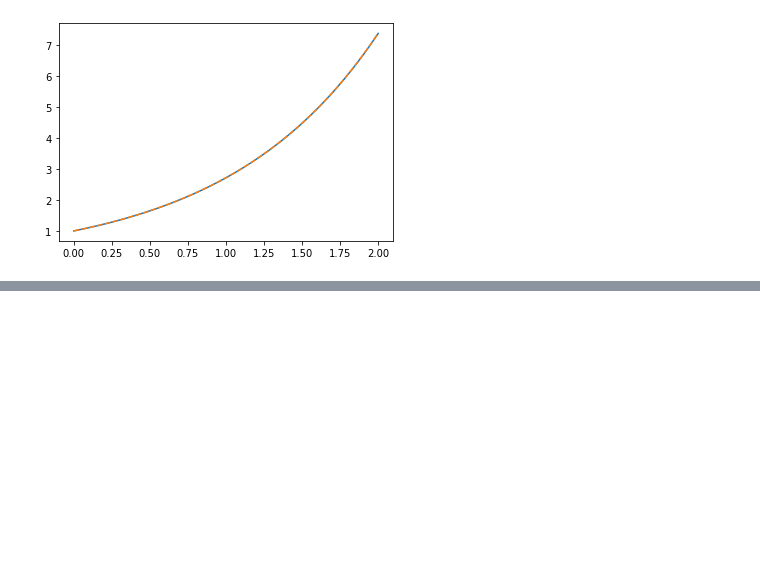
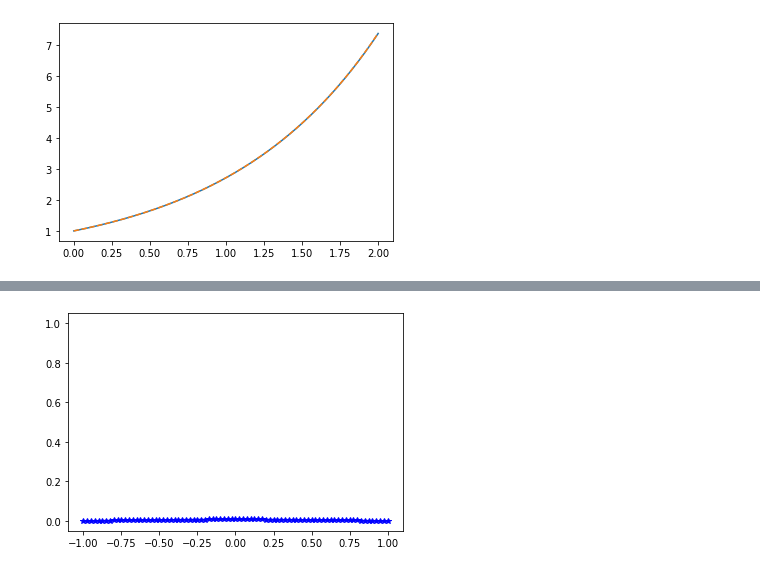
Before and after one commit to UZerbinati/Suite, a Jupyter notebook: Docs/ODE/LinearODE.ipynb, the cells around one changed output, grey strips where cells are left out. Cells and saved outputs as stored; diff of their text form; code cells hidden in the pictures; blank space fills up the shorter version.

```diff
--- a/Docs/ODE/LinearODE.ipynb
+++ b/Docs/ODE/LinearODE.ipynb
@@ -49,0 +121,11 @@ plt.plot(H,np.exp(H),"--")
+# %%
+fig = plt.figure()
+ims = []
+for i in range(len(H)):
+    ut.vec_import(u[i])
+    ims.append(Figure(ut,mesh,1,"b*-"))
+
+anim = animation.ArtistAnimation(fig, ims, interval=20, blit=True,
+                                repeat_delay=1000)
+HTML(anim.to_html5_video())
+# %% [output]
@@ -49,0 +133 @@ plt.plot(H,np.exp(H),"--")
+[figure, added]
```
Also changed, not shown: parts of 11 cells of this notebook, 21 other files.
